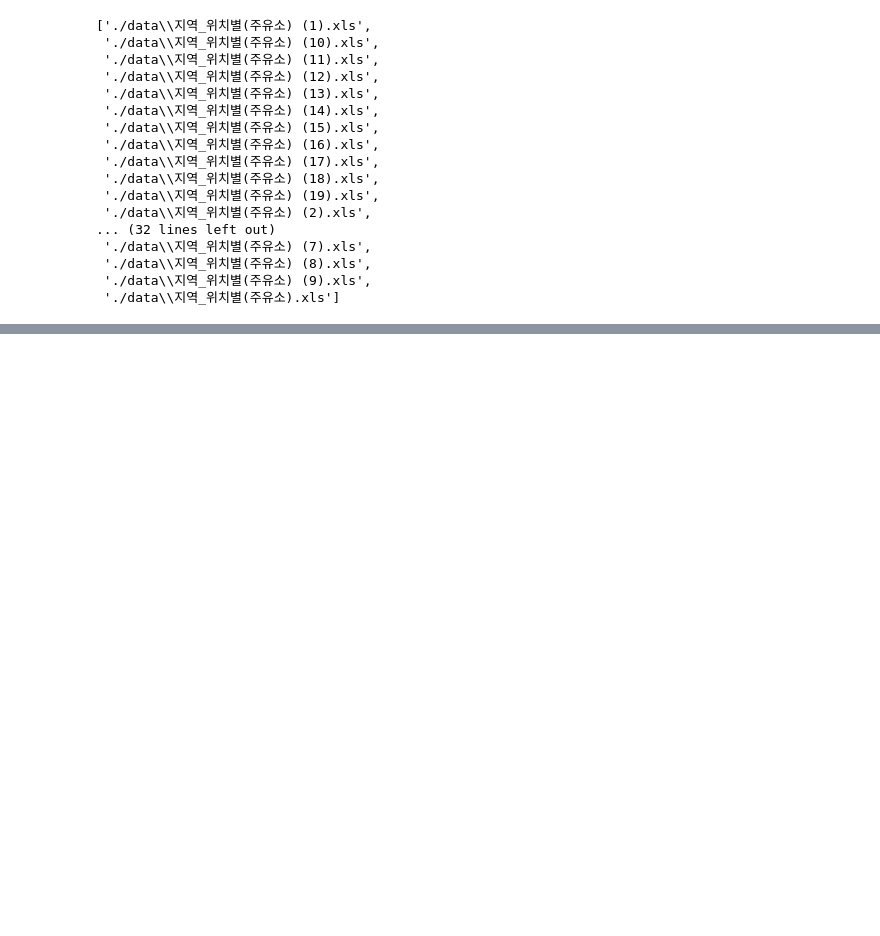
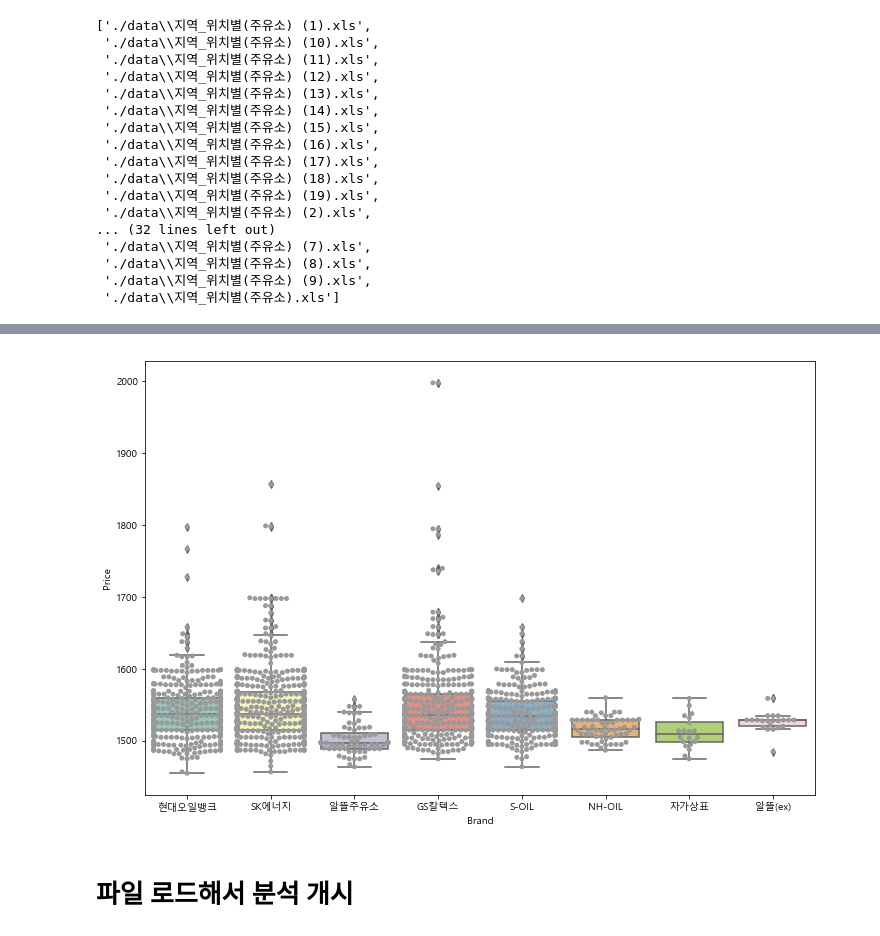
Before and after one commit to syneffort/DataAnalysis_Python, a Jupyter notebook: 04. SelfOil/SelfOil.ipynb, the cells around one changed output, grey strips where cells are left out. Saved outputs shown, nothing was run; the diff lists cells and outputs as text; code cells hidden in the pictures; blank space fills up the shorter version.

```diff
--- a/04. SelfOil/SelfOil.ipynb
+++ b/04. SelfOil/SelfOil.ipynb
@@ -86,0 +321,7 @@ glob('./data/지역*.xls')
+# %%
+plt.figure(figsize=(12,8))
+sns.boxplot(data=stations,x='Brand',y='Price',palette='Set3')
+sns.swarmplot(data=stations,x='Brand',y='Price',color='.6')
+plt.show()
+# %% [output]
+[figure, added]
@@ -86,0 +330,2 @@ glob('./data/지역*.xls')
+# %% [markdown]
+# 파일 로드해서 분석 개시
```
Also changed, not shown: parts of 24 cells of this notebook, 2 other files.
